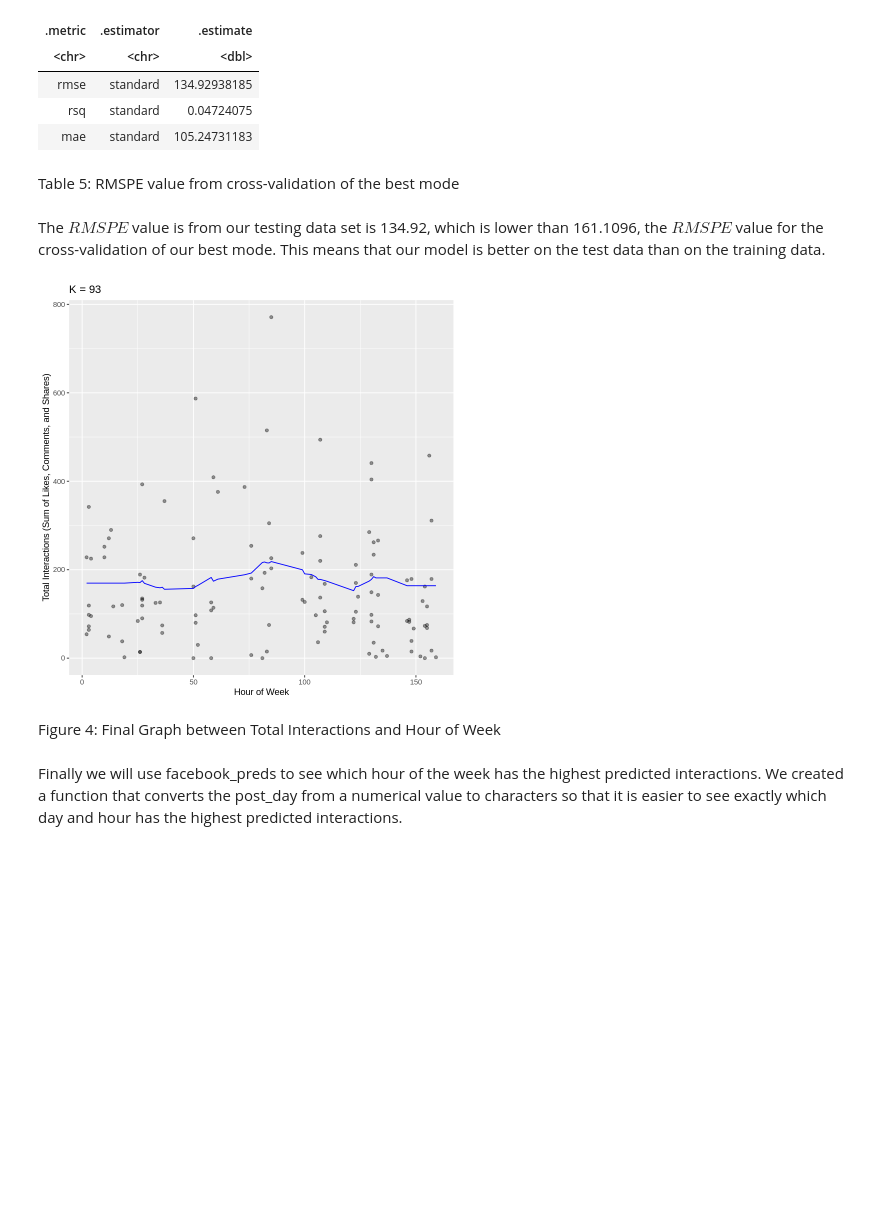
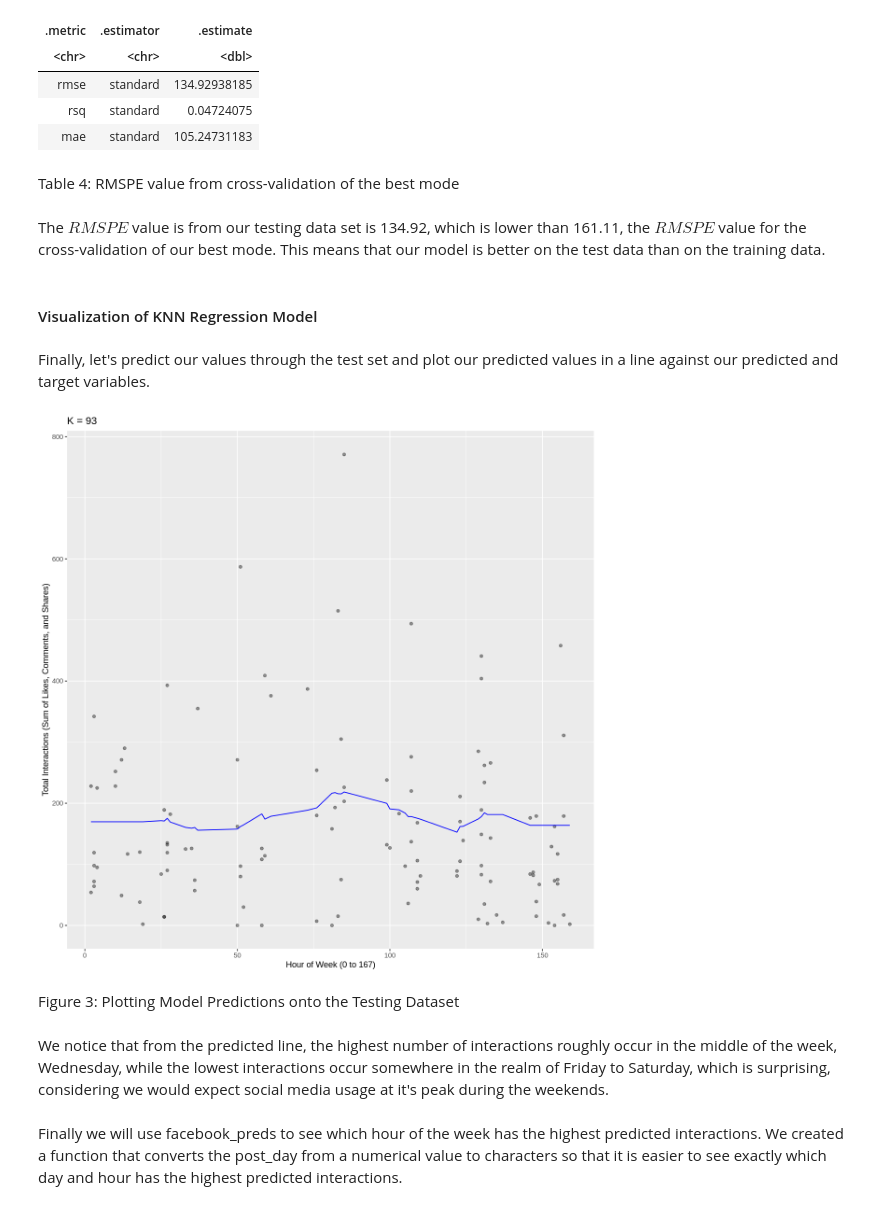
Before and after one commit to amellios/data_science_woohoo, a Jupyter notebook: Final Project Analysis.ipynb, the cells around one changed output. Saved outputs shown, nothing was run; the diff lists cells and outputs as text; code cells hidden in the pictures; blank space fills up the shorter version.

```diff
--- a/Final Project Analysis.ipynb
+++ b/Final Project Analysis.ipynb
@@ -92,5 +75,6 @@ Looking at our dataset, it passes the test for tidy data (each row is a single o
 #Renaming "Post Hour"
 facebook_1 <- facebook %>% rename(post_hour = `Post Hour`) %>%
     rename(post_day = `Post Weekday`) %>%
-    rename(total_interactions = `Total Interactions`)
+    rename(total_interactions = `Total Interactions`) %>%
+    mutate(hour_of_week = (post_day - 1) * 24 + post_hour)
 # %% [markdown]
@@ -111,5 +97,3 @@ Hmmm. It seems here that there is one post that has more than six thousand total
 # %%
 set.seed(2021)
-facebook_filtered_interactions <- facebook_1 %>% filter(total_interactions < 1000) %>%
-    mutate(hour_of_week = (post_day - 1) * 24 + post_hour)
-facebook_filtered_interactions
+facebook_filtered_interactions <- facebook_1 %>% filter(total_interactions < 1000)
@@ -233,8 +200,11 @@ facebook_workflow <- workflow() %>%
 gridvals <- tibble(neighbors = seq(1, 200))
 
 #tuning workflow and resampling cross validation data set
-facebook_results <- facebook_workflow %>%
+facebook_min_rmse <- facebook_workflow %>%
                         tune_grid(resamples = facebook_vfold, grid = gridvals) %>%
-                        collect_metrics()
-facebook_results
+                        collect_metrics() %>%
+                         filter(.metric == "rmse") %>%
+                        arrange(mean)  %>%
+                        slice(1)
+facebook_min_rmse
 # %% [output]
@@ -273,7 +219,7 @@ With our most optimal K, lets finally repeat the steps earlier, using the k_min
 # %%
-#Min RMSPE
+#Min RMSE
 set.seed(2021)
-k_min <- facebook_min %>%
+k_min <- facebook_min_rmse %>%
             pull(neighbors)
 
 #Using the best K in our model
@@ -301,25 +247,30 @@ A tibble: 3 × 3
 | rsq | standard | 0.04724075 |
 | mae | standard | 105.24731183 |
 # %% [markdown]
-Table 5: RMSPE value from cross-validation of the best mode
+Table 4: RMSPE value from cross-validation of the best mode
 # %% [markdown]
-The $RMSPE$ value is from our testing data set is 134.92, which is lower than 161.1096, the $RMSPE$ value for the cross-validation of our best mode. This means that our model is better on the test data than on the training data.
+The $RMSPE$ value is from our testing data set is 134.92, which is lower than 161.11, the $RMSPE$ value for the cross-validation of our best mode. This means that our model is better on the test data than on the training data.
+# %% [markdown]
+#### Visualization of KNN Regression Model
+# %% [markdown]
+Finally, let's predict our values through the test set and plot our predicted values in a line against our predicted and target variables.
 # %%
-#set.seed(2021)
 facebook_preds <-  facebook_best_fit %>%
                    predict(facebook_test) %>%
                    bind_cols(facebook_test)
 facebook_plot_final <- ggplot(facebook_preds, aes(x = hour_of_week, y = total_interactions)) +
                        geom_point(alpha = 0.4) +
-                       xlab("Hour of Week") +
+                       xlab("Hour of Week (0 to 167)") +
                        ylab("Total Interactions (Sum of Likes, Comments, and Shares)") +
                        geom_line(data = facebook_preds, aes(x = hour_of_week, y = .pred), color = "blue") +
                        ggtitle(paste0("K = ", k_min))
 facebook_plot_final
 # %% [output]
-[figure, old version]
+[figure, new version]
-# %% [markdown]
-Figure 4: Final Graph between Total Interactions and Hour of Week
+# %% [markdown]
+Figure 3: Plotting Model Predictions onto the Testing Dataset
+# %% [markdown]
+We notice that from the predicted line, the highest number of interactions roughly occur in the middle of the week, Wednesday, while the lowest interactions occur somewhere in the realm of Friday to Saturday, which is surprising, considering we would expect social media usage at it's peak during the weekends.
 # %% [markdown]
 Finally we will use facebook_preds to see which hour of the week has the highest predicted interactions. We created a function that converts the post_day from a numerical value to characters so that it is easier to see exactly which day and hour has the highest predicted interactions.
 # %%
```
Also changed, not shown: parts of 46 cells of this notebook.
